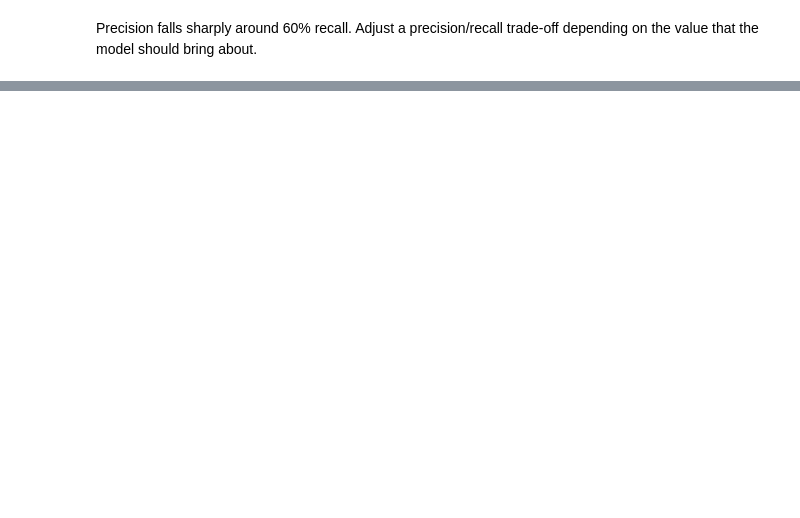
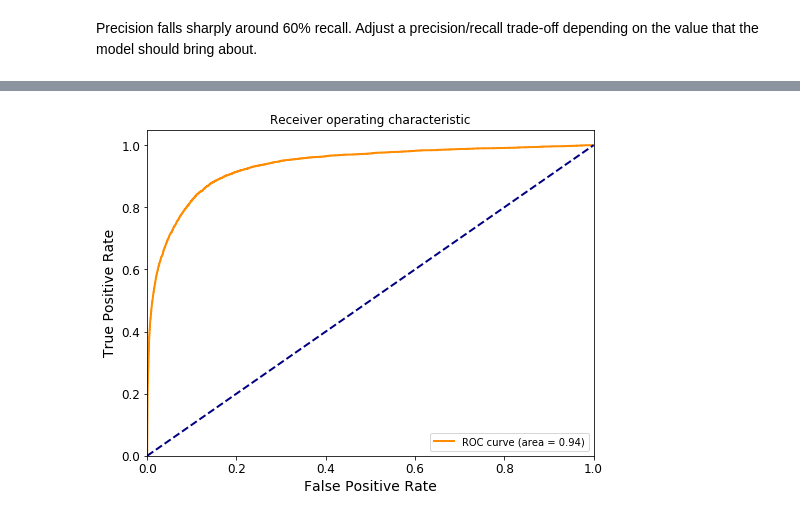
Before and after one commit to oonisim/Jupyter-Notebok, a Jupyter notebook: model_performance_mertrics.ipynb, the cells around one changed output, grey strips where cells are left out. Cells and saved outputs as stored; diff of their text form; code cells hidden in the pictures; blank space fills up the shorter version.

```diff
--- a/model_performance_mertrics.ipynb
+++ b/model_performance_mertrics.ipynb
@@ -293,0 +295,28 @@ Precision falls sharply around 60% recall. Adjust a precision/recall trade-off d
+# %%
+# https://scikit-learn.org/stable/auto_examples/model_selection/plot_roc.html
+# https://scikit-learn.org/stable/modules/generated/sklearn.metrics.roc_curve.html#sklearn.metrics.roc_curve
+from sklearn.metrics import roc_curve, auc
+fpr, tpr, thresholds = roc_curve(y_train_5, y_scores)
+roc_auc = auc(fpr, tpr)
+# %%
+def plot_roc_curve(fpr, tpr, roc_auc, title=None):
+    plt.plot(
+    fpr,
+    tpr,
+    color='darkorange',
+    lw=2,
+    label='ROC curve (area = %0.2f)' % roc_auc)
+
+    plt.plot([0, 1], [0, 1], color='navy', lw=lw, linestyle='--')
+    plt.xlim([0.0, 1.0])
+    plt.ylim([0.0, 1.05])
+    plt.xlabel('False Positive Rate')
+    plt.ylabel('True Positive Rate')
+    plt.title('Receiver operating characteristic')
+    plt.legend(loc="lower right")
+# %%
+plt.figure(figsize=(8, 6))
+plot_roc_curve(fpr, tpr, roc_auc)
+plt.show()
+# %% [output]
+[figure, added]
```
Also changed, not shown: parts of 8 cells of this notebook.
